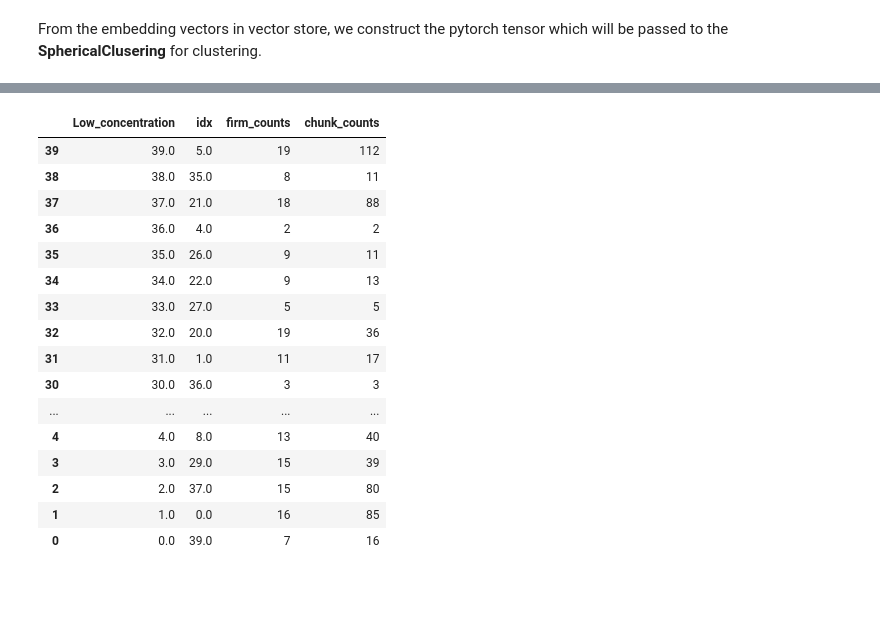
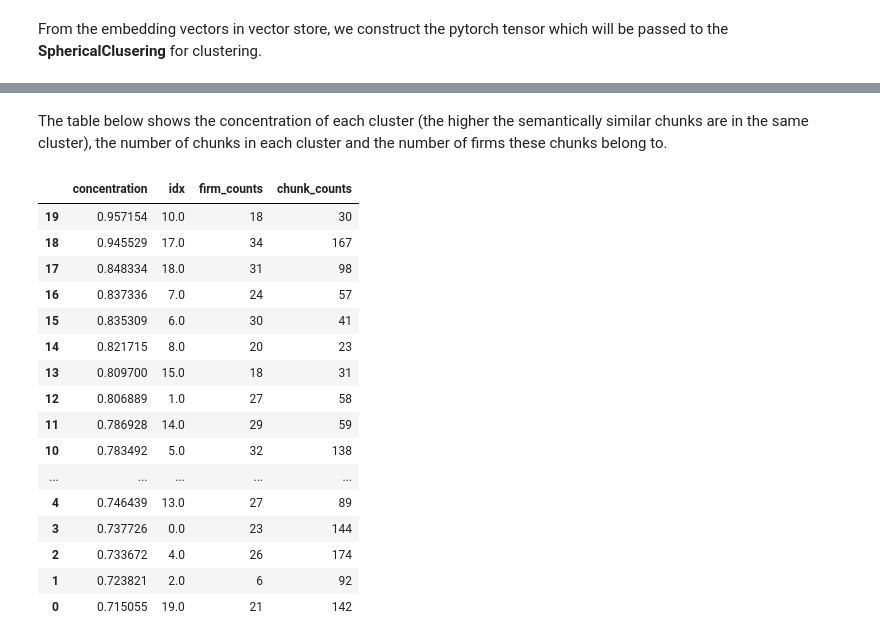
Before and after one commit to Jantg/Named-Entity-Swapping, a Jupyter notebook: Cleaning_In_Progress.ipynb, the cells around one changed output, grey strips where cells are left out. Saved outputs shown, nothing was run; the diff lists cells and outputs as text; code cells hidden in the pictures; blank space fills up the shorter version.

```diff
--- a/Cleaning_In_Progress.ipynb
+++ b/Cleaning_In_Progress.ipynb
@@ -57,7 +57,7 @@ We try anonymizing earnings call transcripts in the *Retail Trade* sector. The q
 files = os.path.join(os.getcwd(),'SP500')
 year = 2016
 qrt = 1
-industryname = 'Retail Trade'
+industryname = 'Information'
 # %%
 @curry
 def map_func(func, iterable):
@@ -262,3 +243,9 @@ ll = model.fit_no_covariates(Y, num_epochs=300, tol = 1e-2)
+# %%
+# hyperparameter settings
+num_cluster = 20
+min_weight = 1e-3
+num_epochs = 300
+tol = 1e-5
 # %%
 embdgs = [[key, index.docstore.docs.get(key).metadata['file_name']] + \
           index.vector_store.get(key) for key in index.docstore.docs.keys()]
@@ -267,9 +254,9 @@ Y = torch.from_numpy(Y)
 model = SphericalClustering(
     num_covariates=1,
     response_dim=Y.shape[1],
-    num_clusters=30,
+    num_clusters=num_cluster,
     distribution='scauchy',
-    min_weight=1e-3
+    min_weight=min_weight
 )
 
-ll = model.fit_no_covariates(Y, num_epochs=500, tol = 1e-15)
+ll = model.fit_no_covariates(Y, num_epochs=num_epochs, tol=tol)
@@ -376,13 +285,3 @@ list(index.docstore.docs.keys())[0]
-# %%
-inv_map = {v: k for k, v in filedic.items()}
-def numfirms_clst(clst_idx):
-    g0 = [list(index.docstore.docs.keys())[idx] for idx, embd in enumerate(np.argmax(model.W, axis=1)) if embd == clst_idx]
-    tmp = []
-    for key in g0:
-        tmp.append(inv_map[re.search(r'(Company.*).pdf', index.docstore.docs.get(key).get_metadata_str()).group(1)])
-    return((clst_idx, len(np.unique(tmp))))
-with Pool() as pool:
-    clst_counts = pool.map(numfirms_clst, np.unique(np.argmax(model.W, axis = 1)))
 # %%
 inv_map = {v: k for k, v in filedic.items()}
 def numfirms_clst(clst_idx):
@@ -419,28 +295,30 @@ clst_counts
+# %% [markdown]
+The table below shows the concentration of each cluster (the higher the semantically similar chunks are in the same cluster), the number of chunks in each cluster and the number of firms these chunks belong to.
 # %%
 df1 = pd.DataFrame(clst_counts)
 df1.columns = ['idx','firm_counts']
 df2 = pd.Series(np.argmax(model.W,axis = 1)).value_counts()
 df2 = pd.DataFrame([df2.index,df2]).transpose()
 df2.columns = ['idx','chunk_counts']
-df3 = pd.DataFrame([range(0,50), np.argsort(ll[1])]).transpose()
-df3.columns = ['Low_concentration','idx']
-df_res = pd.merge(df3,pd.merge(df1,df2, on = 'idx'), on = 'idx').sort_values('Low_concentration',ascending=False)
+df3 = pd.DataFrame([np.sort(ll[1]), np.argsort(ll[1])]).transpose()
+df3.columns = ['concentration','idx']
+df_res = pd.merge(df3,pd.merge(df1,df2, on = 'idx'), on = 'idx').sort_values('concentration',ascending=False)
 df_res
 # %% [output]
-|  | Low_concentration | idx | firm_counts | chunk_counts |
-| 39 | 39.0 | 5.0 | 19 | 112 |
-| 38 | 38.0 | 35.0 | 8 | 11 |
-| 37 | 37.0 | 21.0 | 18 | 88 |
-| 36 | 36.0 | 4.0 | 2 | 2 |
-| 35 | 35.0 | 26.0 | 9 | 11 |
-| 34 | 34.0 | 22.0 | 9 | 13 |
-| 33 | 33.0 | 27.0 | 5 | 5 |
-| 32 | 32.0 | 20.0 | 19 | 36 |
-| 31 | 31.0 | 1.0 | 11 | 17 |
-| 30 | 30.0 | 36.0 | 3 | 3 |
+|  | concentration | idx | firm_counts | chunk_counts |
+| 19 | 0.957154 | 10.0 | 18 | 30 |
+| 18 | 0.945529 | 17.0 | 34 | 167 |
+| 17 | 0.848334 | 18.0 | 31 | 98 |
+| 16 | 0.837336 | 7.0 | 24 | 57 |
+| 15 | 0.835309 | 6.0 | 30 | 41 |
+| 14 | 0.821715 | 8.0 | 20 | 23 |
+| 13 | 0.809700 | 15.0 | 18 | 31 |
+| 12 | 0.806889 | 1.0 | 27 | 58 |
+| 11 | 0.786928 | 14.0 | 29 | 59 |
+| 10 | 0.783492 | 5.0 | 32 | 138 |
 | ... | ... | ... | ... | ... |
-| 4 | 4.0 | 8.0 | 13 | 40 |
-| 3 | 3.0 | 29.0 | 15 | 39 |
-| 2 | 2.0 | 37.0 | 15 | 80 |
-| 1 | 1.0 | 0.0 | 16 | 85 |
-| 0 | 0.0 | 39.0 | 7 | 16 |
+| 4 | 0.746439 | 13.0 | 27 | 89 |
+| 3 | 0.737726 | 0.0 | 23 | 144 |
+| 2 | 0.733672 | 4.0 | 26 | 174 |
+| 1 | 0.723821 | 2.0 | 6 | 92 |
+| 0 | 0.715055 | 19.0 | 21 | 142 |
```
Also changed, not shown: parts of 41 cells of this notebook, 1 other file.
